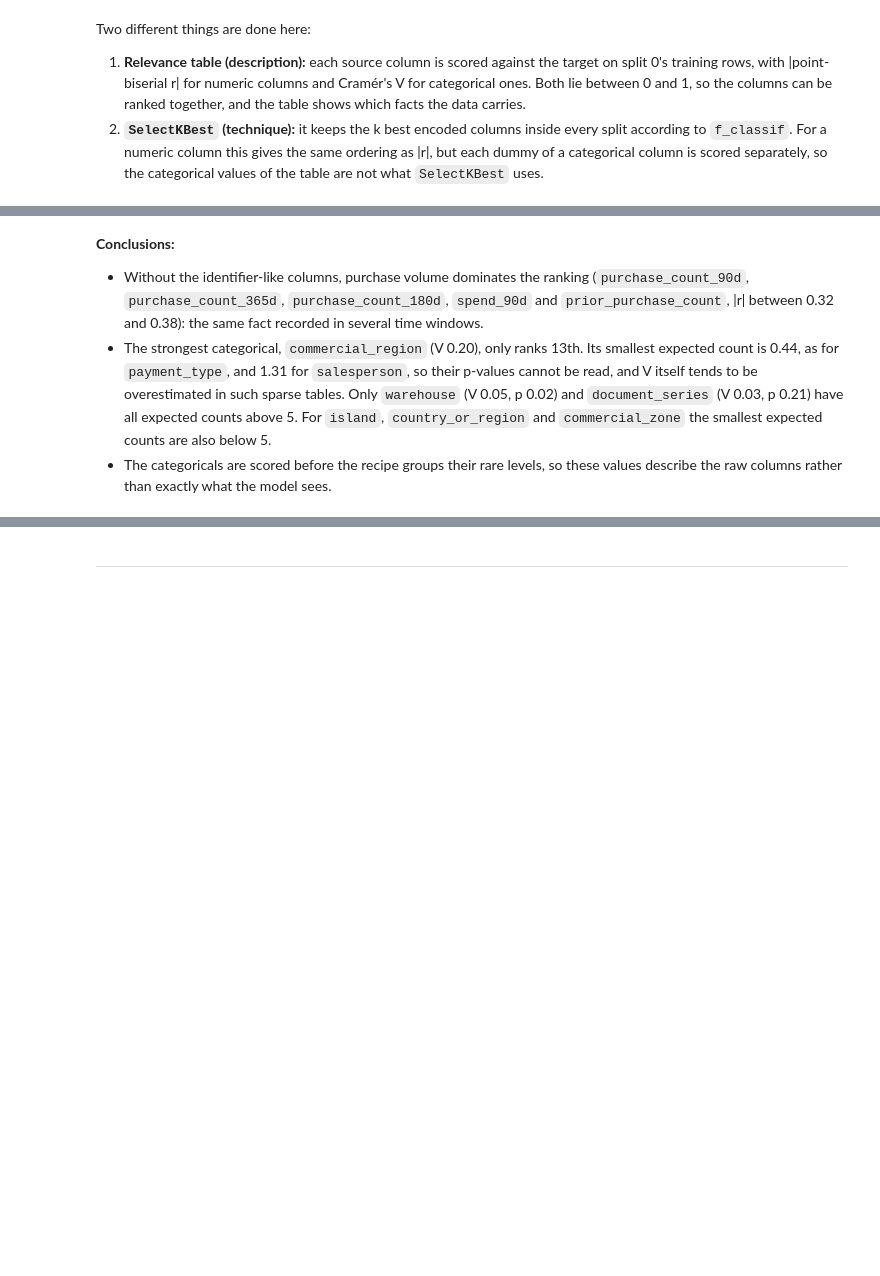
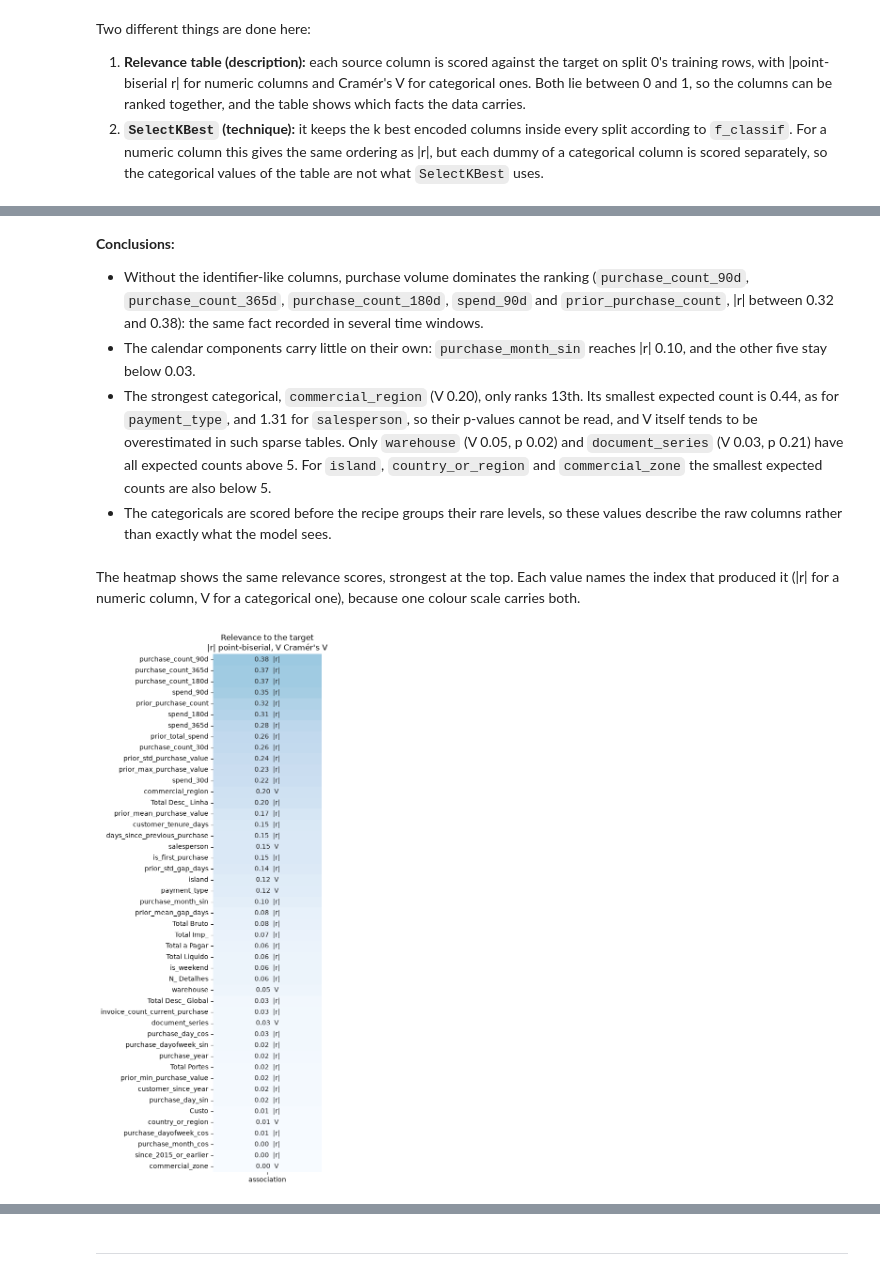
Before and after one commit to Diogosousa03/ML_Grupo18, a Jupyter notebook: notebooks/3_Feature_selection/1_Feature_selection.ipynb, the cells around one changed output, grey strips where cells are left out. Saved outputs shown, nothing was run; the diff lists cells and outputs as text; code cells hidden in the pictures; blank space fills up the shorter version.

```diff
--- a/notebooks/3_Feature_selection/1_Feature_selection.ipynb
+++ b/notebooks/3_Feature_selection/1_Feature_selection.ipynb
@@ -118,24 +134,28 @@ The same cell then removes the four columns and compares the model with `referen
 # %%
 # How many customers stand behind each level, before and after the rare-level grouping
 identifier_like = ["city", "postal_area", "municipality", "transport_method"]
+levels = {}
 for column in identifier_like:
     per_level = train_clientes.dropna(subset=[column]).groupby(column)["customer_id"].nunique()
     counts = train_clientes[column].value_counts()
     grouped = per_level[counts[counts >= recipe["rare"][column]].index]
-    print(f"{column:17s} {per_level.size:3d} levels, median {per_level.median():.0f} customers, {int((per_level == 1).sum()):3d} with one"
-          f" | after grouping: {grouped.size:2d} levels, median {grouped.median():.0f}, {int((grouped == 1).sum()):2d} with one")
+    levels[column] = {"levels": per_level.size, "median customers": per_level.median(),
+                      "levels with one customer": int((per_level == 1).sum()),
+                      "levels after grouping": grouped.size, "median after grouping": grouped.median(),
+                      "with one customer after grouping": int((grouped == 1).sum())}
+display(pd.DataFrame.from_dict(levels, orient="index"))
 
 # The model without them
 without_ids = [c for c in categorical if c not in identifier_like]
-run = evaluate_selector(frame, time_splits, make_recipe(numeric, without_ids),
-                        "without identifier-like", reference=reference_all)
-
+without_ids_run = held_out_ap(frame, time_splits, make_recipe(numeric, without_ids))
 
 # random_noise: its relevance on split 0, and the model with it
 noisy = train_clientes[numeric + ["random_noise"] + categorical + [target]]
 train_rows, _ = time_splits[0]
 r = pointbiserialr(noisy.iloc[train_rows][target], noisy.iloc[train_rows]["random_noise"]).statistic
 print(f"random_noise: |point-biserial r| on split 0 = {abs(r):.4f}")
-run = evaluate_selector(noisy, time_splits, make_recipe(numeric + ["random_noise"], categorical),
-                        "with random_noise", reference=reference_all)
+noise_run = held_out_ap(noisy, time_splits, make_recipe(numeric + ["random_noise"], categorical))
+
+results_table({"without identifier-like": without_ids_run, "with random_noise": noise_run},
+              reference=reference_all)
 # %% [output]
@@ -296,6 +370,22 @@ print(pd.DataFrame(table).round(4).to_string(index=False, na_rep=""))
 # %% [markdown]
 **Conclusions:**
 - Without the identifier-like columns, purchase volume dominates the ranking (`purchase_count_90d`, `purchase_count_365d`, `purchase_count_180d`, `spend_90d` and `prior_purchase_count`, |r| between 0.32 and 0.38): the same fact recorded in several time windows.
+- The calendar components carry little on their own: `purchase_month_sin` reaches |r| 0.10, and the other five stay below 0.03.
 - The strongest categorical, `commercial_region` (V 0.20), only ranks 13th. Its smallest expected count is 0.44, as for `payment_type`, and 1.31 for `salesperson`, so their p-values cannot be read, and V itself tends to be overestimated in such sparse tables. Only `warehouse` (V 0.05, p 0.02) and `document_series` (V 0.03, p 0.21) have all expected counts above 5. For `island`, `country_or_region` and `commercial_zone` the smallest expected counts are also below 5.
 - The categoricals are scored before the recipe groups their rare levels, so these values describe the raw columns rather than exactly what the model sees.
+# %% [markdown]
+The heatmap shows the same relevance scores, strongest at the top. Each value names the index that produced it (|r| for a numeric column, V for a categorical one), because one colour scale carries both.
+# %%
+# Each value names the index it is, because one colour scale carries two of them
+relevance_view = source_scores.to_frame("association")
+relevance_labels = [[f"{value:.2f}  {'|r|' if name in numeric else 'V'}"]
+                    for name, value in relevance_view["association"].items()]
+fig, ax = plt.subplots(figsize=(5, 12))
+sns.heatmap(relevance_view, annot=relevance_labels, fmt="", cmap="Blues",
+            vmin=0, vmax=1, cbar=False, ax=ax)
+ax.set(title="Relevance to the target\n|r| point-biserial, V Cramér's V", xlabel="", ylabel="")
+fig.tight_layout()
+plt.show()
+# %% [output]
+[figure, added]
 # %%
```
Also changed, not shown: parts of 89 cells of this notebook, 10 other files.
